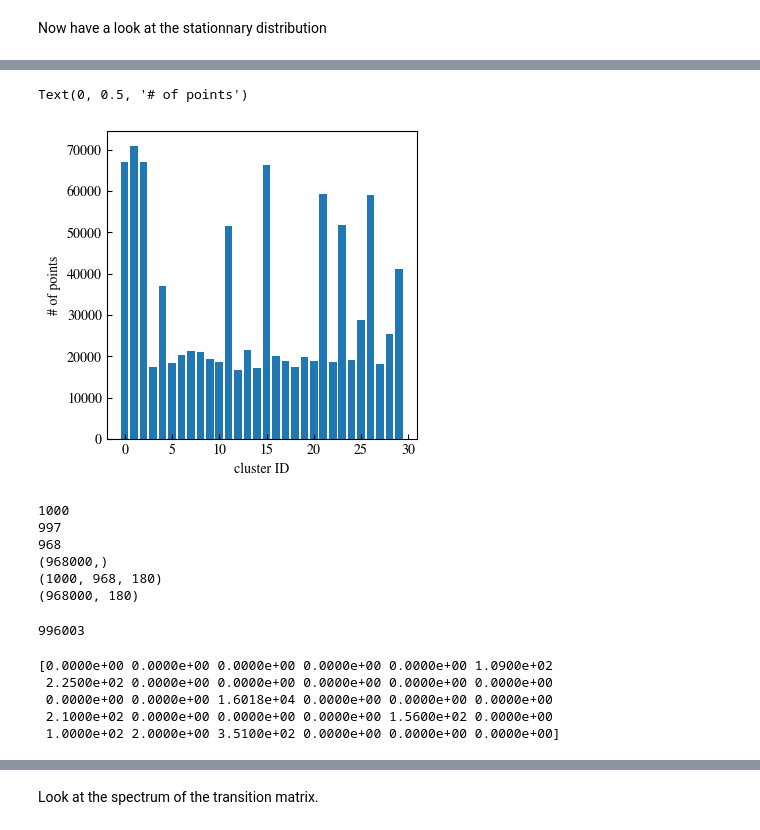
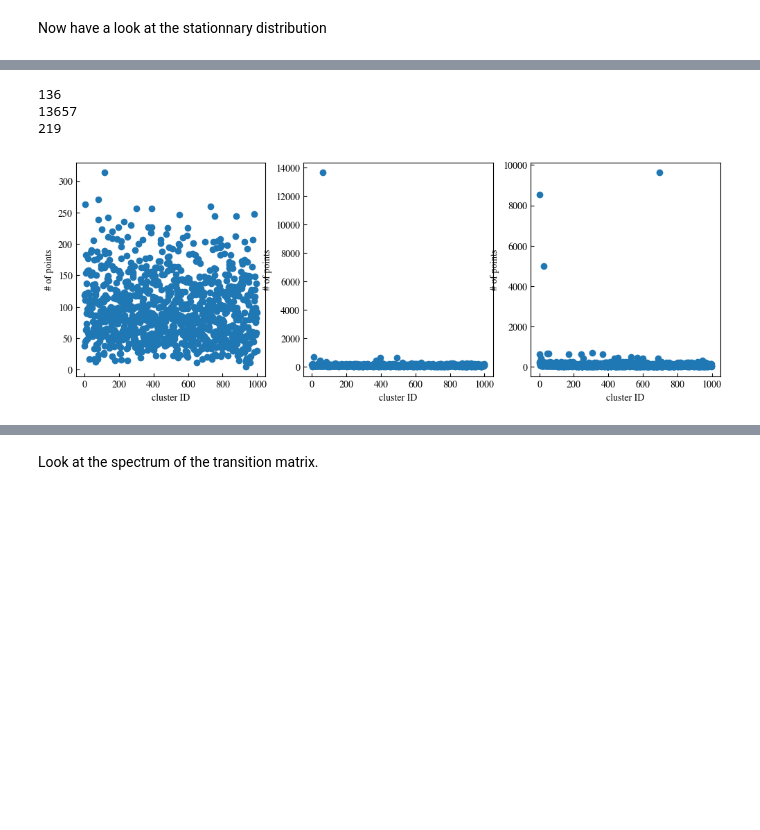
Before and after one commit to HugoLeRoy94/ClusterAnalysis, a Jupyter notebook: notebooks/toy_model/03_markovian_analysis.ipynb, the cells around one changed output, grey strips where cells are left out. Cells and saved outputs as stored; diff of their text form; code cells hidden in the pictures; blank space fills up the shorter version.

```diff
--- a/notebooks/toy_model/03_markovian_analysis.ipynb
+++ b/notebooks/toy_model/03_markovian_analysis.ipynb
@@ -71,10 +73,16 @@ ax.legend()
 # %% [markdown]
 First build the markov model associated with the clustering
 # %%
-# Paths to data from embed_and_cluster.py
-with open("../../data/toy_model/processed/embedding.pkl", "rb") as f:
-        emb = pickle.load(f)
+embs,mkvs = list(),list()
+for name in names:
+    # Paths to data from embed_and_cluster.py
+    with open("../../data/toy_model/processed/embedding_"+name+".pkl", "rb") as f:
+            embs.append(pickle.load(f))
+    with open("../../data/toy_model/processed/markov_"+name+".pkl", "rb") as f:
+            mkvs.append(pickle.load(f))
 
-print(f"Labels shape: {emb.labels}")
-print(f"Embedding shape: {emb.embedding_matrix.shape}")
+for emb in embs:
+    print(f"Embedding shape: {emb.embedding_matrix.shape}")
+for mkv in mkvs:
+    print(f"stoch mat shape : {mkv.P.shape}")
 # %% [output]
@@ -93,39 +97,18 @@ plt.tight_layout()
 # %%
-# look at the distribution of points in the clusters
-unique_labels, counts = np.unique(emb.labels, return_counts=True)
-# Optionally, zip into a dict
-cluster_counts = dict(zip(unique_labels, counts))
-fig,ax = plt.subplots(figsize=(4,4))
-ax.bar(list(cluster_counts.keys()),list(cluster_counts.values()))
-ax.set_xlabel('cluster ID')
-ax.set_ylabel('# of points')
+fig,ax = plt.subplots(ncols=3,figsize=(12,4))
+i=0
+for emb in embs:
+    # look at the distribution of points in the clusters
+    unique_labels, counts = np.unique(emb.labels, return_counts=True)
+    # Optionally, zip into a dict
+    cluster_counts = dict(zip(unique_labels, counts))
+    ax[i].scatter(list(cluster_counts.keys()),list(cluster_counts.values()))
+    print(list(cluster_counts.values())[61])
+    ax[i].set_xlabel('cluster ID')
+    ax[i].set_ylabel('# of points')
+    i+=1
 # %% [output]
-Text(0, 0.5, '# of points')
+136
+13657
+219
-[figure, old version]
+[figure, new version]
-# %%
-print(emb.Nsample)
-print(emb.T)
-print(emb.T-emb.K+1)
-print(emb.labels.shape)
-print(emb.embedding_matrix.shape)
-print(emb.flatten_embedding_matrix.shape)
-# %% [output]
-1000
-997
-968
-(968000,)
-(1000, 968, 180)
-(968000, 180)
-# %%
-(emb.Nsample-1)*emb.T
-# %% [output]
-996003
-# %%
-count = emb.count_transitions(emb.labels,n_clusters=emb.n_clusters, tau = 1,nsample = emb.Nsample,TmKp1 = emb.T-emb.K+1)
-print(count[14])
-# %% [output]
-[0.0000e+00 0.0000e+00 0.0000e+00 0.0000e+00 0.0000e+00 1.0900e+02
- 2.2500e+02 0.0000e+00 0.0000e+00 0.0000e+00 0.0000e+00 0.0000e+00
- 0.0000e+00 0.0000e+00 1.6018e+04 0.0000e+00 0.0000e+00 0.0000e+00
- 2.1000e+02 0.0000e+00 0.0000e+00 0.0000e+00 1.5600e+02 0.0000e+00
- 1.0000e+02 2.0000e+00 3.5100e+02 0.0000e+00 0.0000e+00 0.0000e+00]
```
Also changed, not shown: parts of 13 cells of this notebook, 2 other files.
